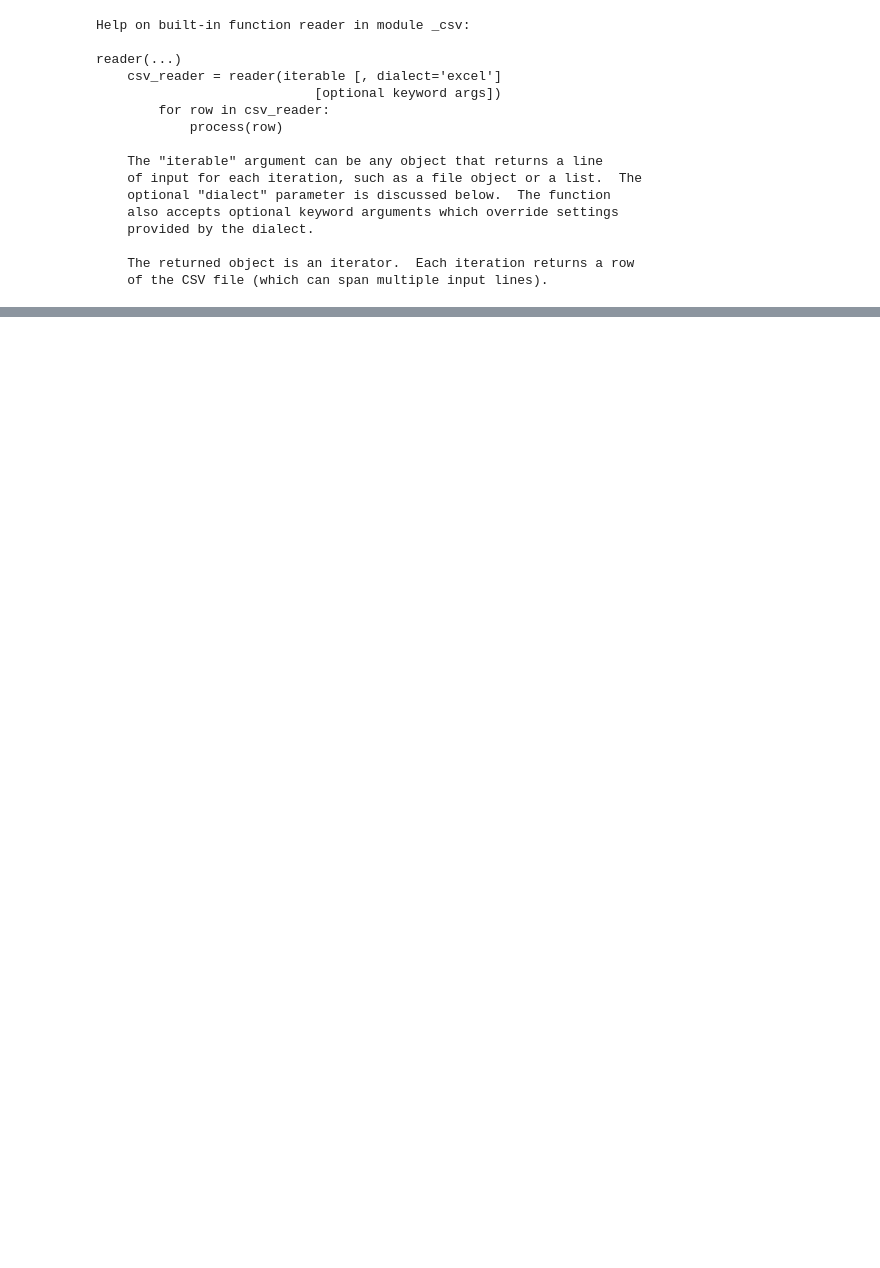
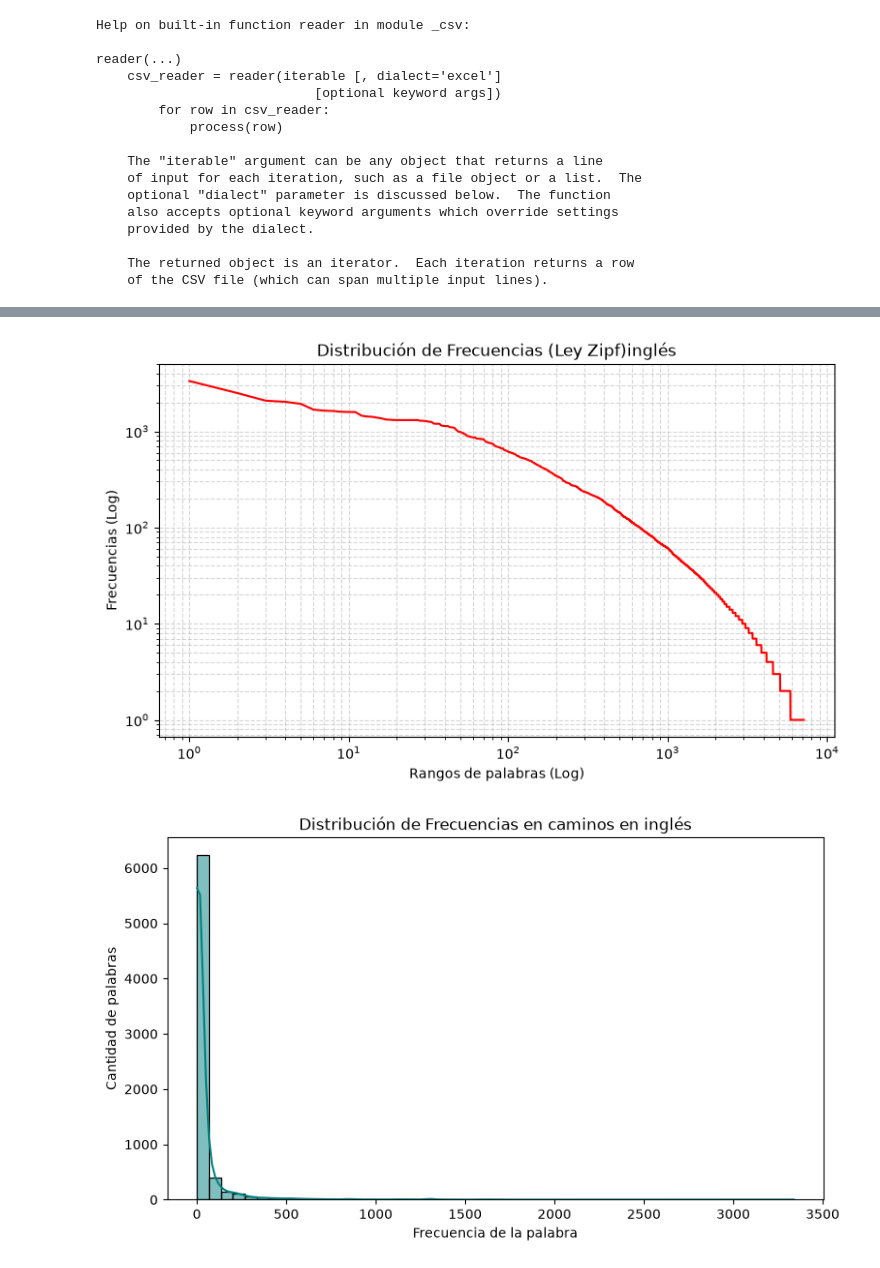
Before and after one commit to matogperez/Proyecto_de_maestr-a, a Jupyter notebook: ConceptNet/candidatos_puentes.ipynb, the cells around one changed output, grey strips where cells are left out. Saved outputs shown, nothing was run; the diff lists cells and outputs as text; code cells hidden in the pictures; blank space fills up the shorter version.

```diff
--- a/ConceptNet/candidatos_puentes.ipynb
+++ b/ConceptNet/candidatos_puentes.ipynb
@@ -109,0 +122,6 @@ Passing `palette` without assigning `hue` is deprecated and will be removed in v
+# %%
+id = 'inglés'
+top_conteo_in = graficador(conteos_ing, id)
+# %% [output]
+[figure, added]
+[figure, added]
```
Also changed, not shown: parts of 16 cells of this notebook, 1 other file.
